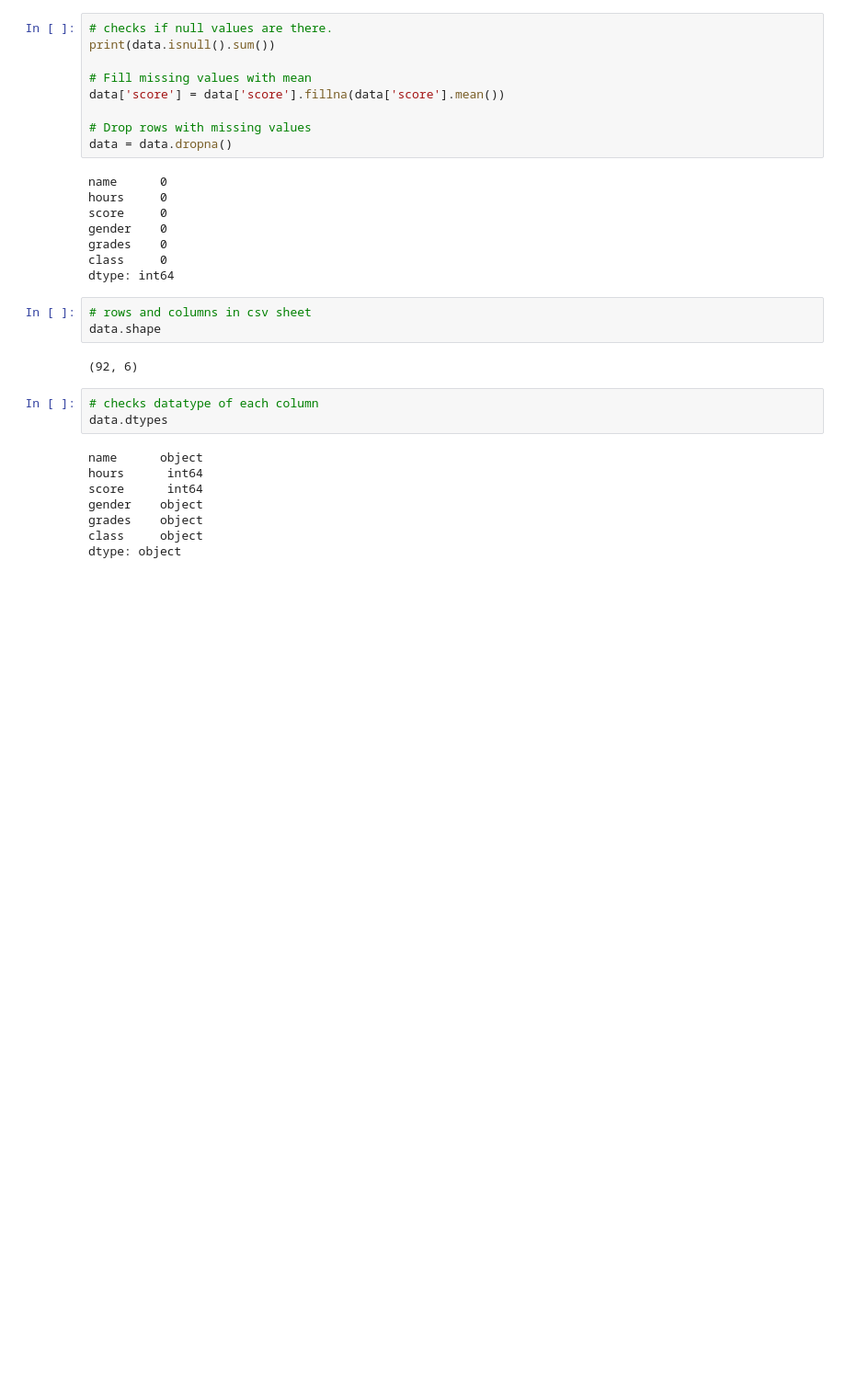
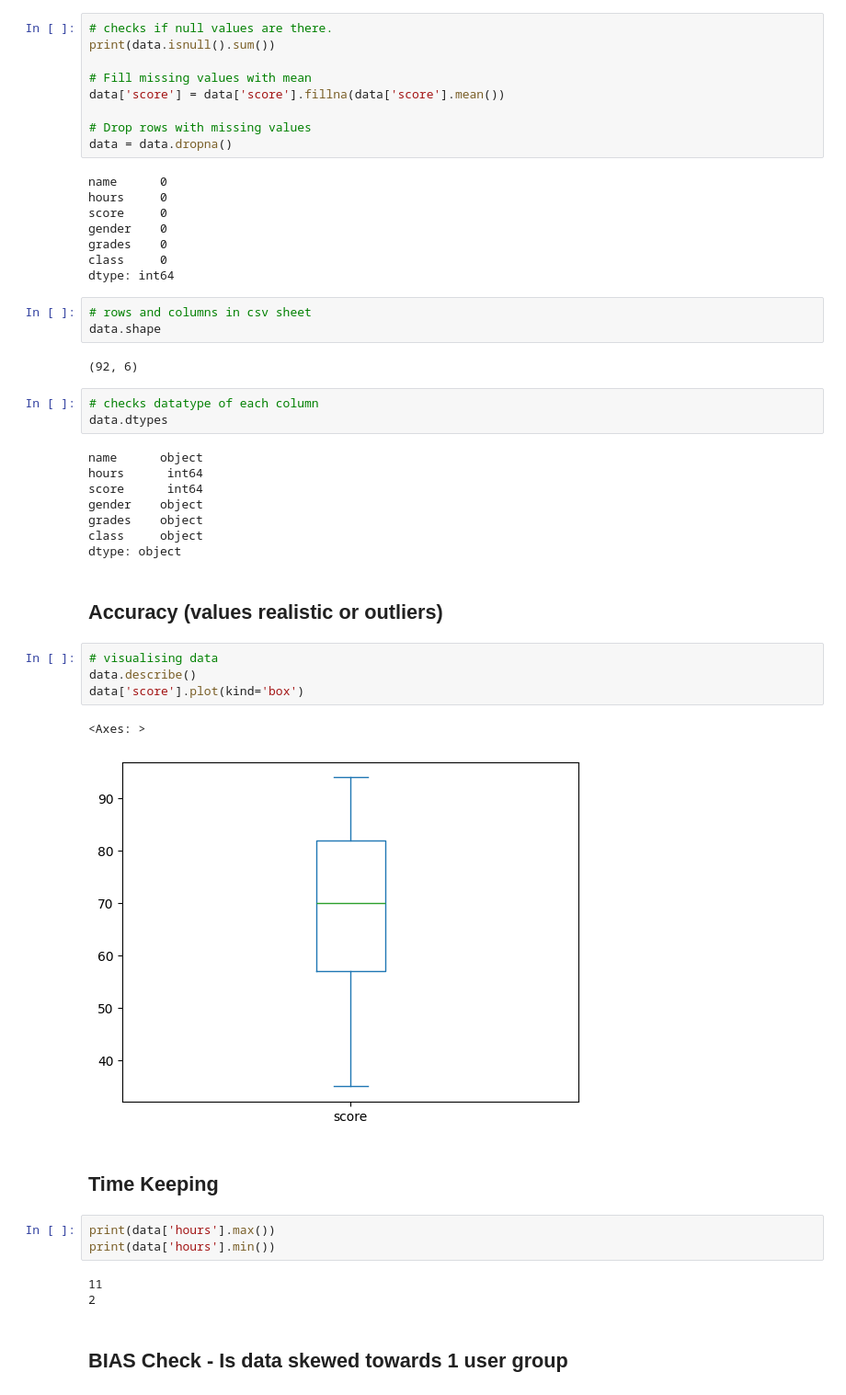
Before and after one commit to Vedant-Manjrekar/MLE_Prac_Codes, a Jupyter notebook: MLE_prac1.ipynb, the cells around one changed output. Shown: that part at 92% size. Cells and saved outputs as stored; diff of their text form; blank space fills up the shorter version.

Commit message:
Added spec sheet and Data Preprocessing

```diff
--- a/MLE_prac1.ipynb
+++ b/MLE_prac1.ipynb
@@ -207,3 +207,22 @@ gender    object
 grades    object
 class     object
 dtype: object
+# %% [markdown]
+## Accuracy (values realistic or outliers)
+# %%
+# visualising data
+data.describe()
+data['score'].plot(kind='box')
+# %% [output]
+<Axes: >
+[figure, added]
+# %% [markdown]
+## Time Keeping
+# %%
+print(data['hours'].max())
+print(data['hours'].min())
+# %% [output]
+11
+2
+# %% [markdown]
+## BIAS Check - Is data skewed towards 1 user group
```
Also changed, not shown: parts of 2 cells of this notebook, 1 other file.
